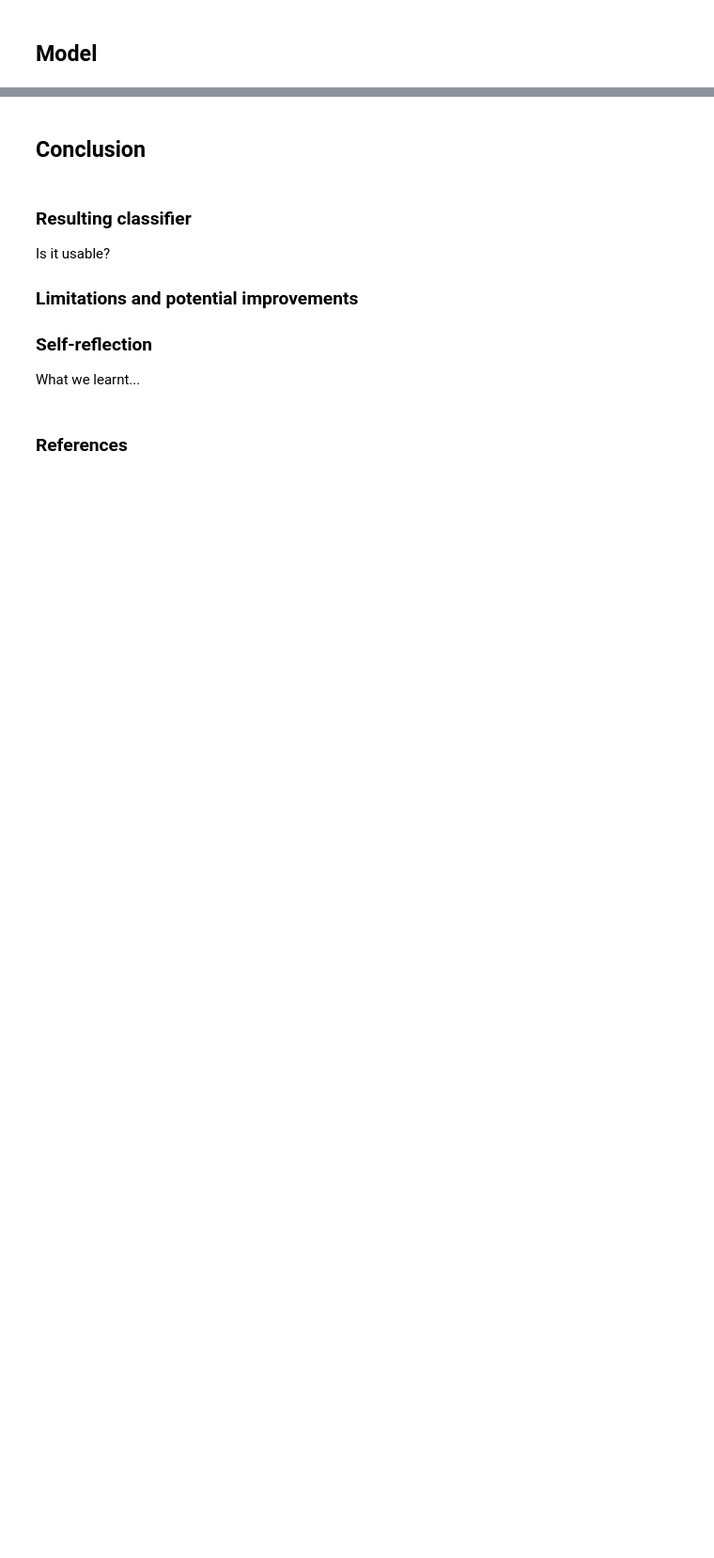
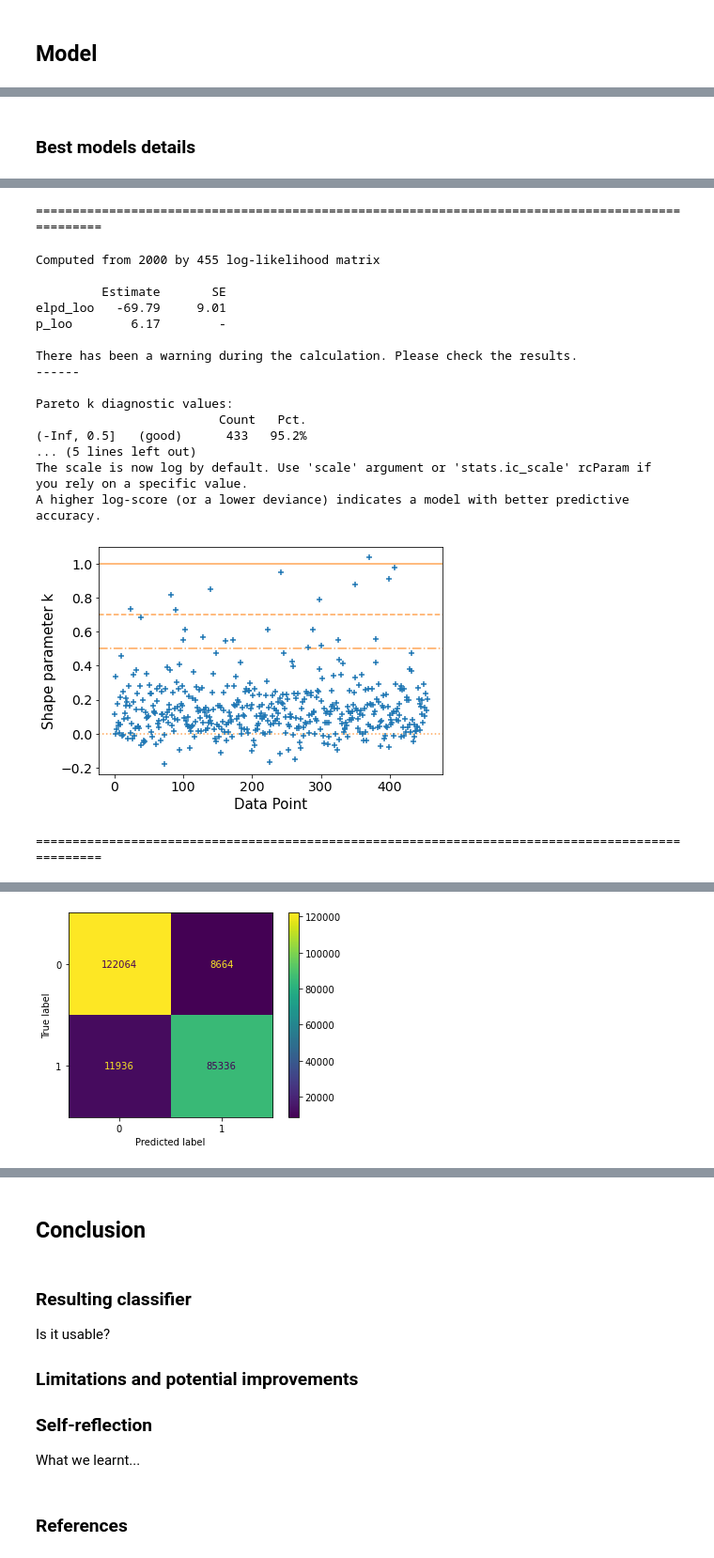
Before and after one commit to kurokaj/BDA_project, a Jupyter notebook: project.ipynb, the cells around one changed output, grey strips where cells are left out. Shown at 94% size. Saved outputs shown, nothing was run; the diff lists cells and outputs as text; code cells hidden in the pictures; blank space fills up the shorter version.

Commit message:
First experiments

```diff
--- a/project.ipynb
+++ b/project.ipynb
@@ -397,0 +379,19 @@ Changing priors...
+# %%
+def sample_model(model, data, iter_count=1000):
+    return model.sampling(data=data, iter=iter_count, chains=4) #control={"max_treedepth":10}
+
+def run_experiment(datasets, models, iter_count=1000):
+    fits = dict()
+    current = 1
+    total = len(datasets.keys()) * len(models.keys())
+    for dataset in datasets.keys():
+        fits[dataset] = dict()
+        for model in models.keys():
+            print("Sampling {}/{}: Data = {}, Model = {}".format(current, total, dataset, model))
+            fits[dataset][model] = sample_model(models[model],
+                                                datasets[dataset].stan_dict,
+                                                iter_count)
+            current += 1
+    return fits
+
+fits = run_experiment(datasets, models)
@@ -397,0 +491,40 @@ Changing priors...
+# %% [markdown]
+### Best models details
+# %%
+SEPARATOR = "\n=================================================================================================\n"
+def print_loo_stats(fit):
+    print(get_loo(fit))
+
+def print_summary_stats(fit):
+    display(az.summary(fit, var_names=["alpha", "beta"], fmt="wide", kind="stats"))
+
+def print_summary_diagnostics(fit):
+    display(az.summary(fit, var_names=["alpha", "beta"], fmt="wide", kind="diagnostics"))
+
+def plot_khat(fit):
+    az.plot_khat(get_loo(fit))
+    plt.show()
+
+def print_classification_report(fit, y_test):
+    y_test, y_pred = get_ytest_ypred(fit, y_test)
+
+    print(metrics.classification_report(y_test, y_pred))
+    metrics.ConfusionMatrixDisplay(metrics.confusion_matrix(y_test, y_pred)).plot()
+    plt.show()
+
+
+def print_all_details(fit, dataset):
+    print_summary_stats(fit)
+    print(SEPARATOR)
+    print_loo_stats(fit)
+    plot_khat(fit)
+    print(SEPARATOR)
+    print_summary_diagnostics(fit)
+    print(SEPARATOR)
+    print_classification_report(fit, dataset.y_test)
+
+
+best_model = fits["All st"]["t"]
+
+print_all_details(best_model, datasets["All st"])
+# %% [output]
@@ -397,0 +543,20 @@ Changing priors...
+=================================================================================================
+Computed from 2000 by 455 log-likelihood matrix
+
+         Estimate       SE
+elpd_loo   -69.79     9.01
+p_loo        6.17        -
+
+There has been a warning during the calculation. Please check the results.
+------
+
+Pareto k diagnostic values:
+                         Count   Pct.
+(-Inf, 0.5]   (good)      433   95.2%
+... (5 lines left out)
+The scale is now log by default. Use 'scale' argument or 'stats.ic_scale' rcParam if
+you rely on a specific value.
+A higher log-score (or a lower deviance) indicates a model with better predictive
+accuracy.
+[figure, added]
+=================================================================================================
@@ -397,0 +585 @@ Changing priors...
+[figure, added]
```
Also changed, not shown: parts of 63 cells of this notebook.
